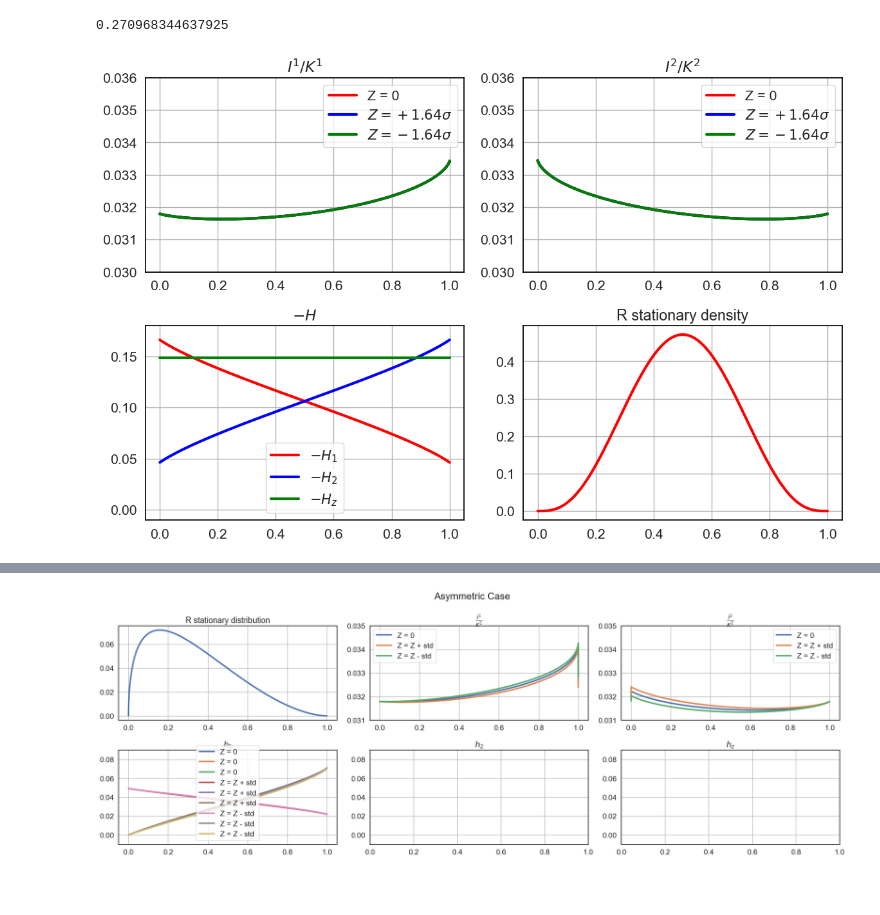
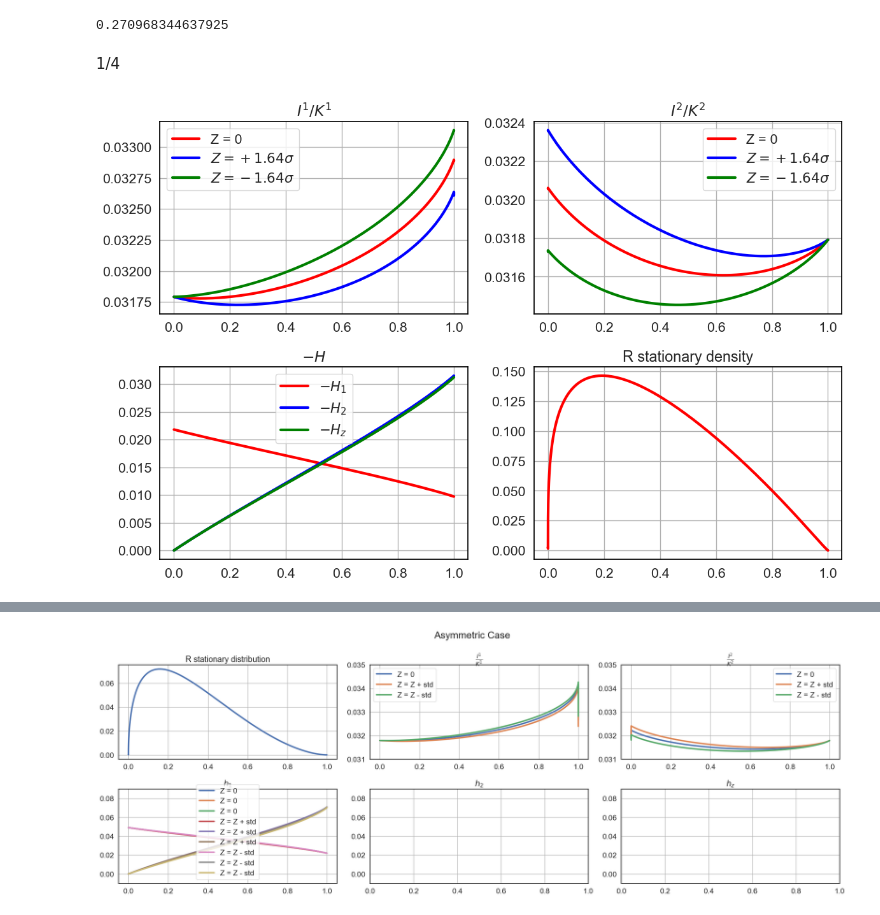
Before and after one commit to hqin-2020/twist, a Jupyter notebook: Untitled.ipynb, the cells around one changed output, grey strips where cells are left out. Cells and saved outputs as stored; diff of their text form; code cells hidden in the pictures; blank space fills up the shorter version.

```diff
--- a/Untitled.ipynb
+++ b/Untitled.ipynb
@@ -16,3 +16,5 @@ pd.options.display.float_format = '{:.3g}'.format
 sns.set(font_scale = 1.4, rc={"grid.linewidth": 1,'grid.color': '#b0b0b0', 'axes.edgecolor': 'black',"lines.linewidth": 3.0}, style = 'whitegrid')
 palette = sns.color_palette("bright")
 sns.set_palette(palette)
+# %%
+lsp = np.load("output/para_0053_model_asym_HS.npz")
@@ -19,19 +24,16 @@ sns.set_palette(palette)
 # %%
-def trans(x):
-    return np.exp(x)/(np.exp(x)+1)
-
-gt = pd.read_csv('g.csv',header = None)
+gt = pd.DataFrame(lsp['g'])
 gt.index = trans(np.linspace(-18,18,1001))
 gt.columns = np.linspace(-1,1,201)
 g_R = gt.sum(axis=1)*0.01
 g_Z = gt.sum(axis=0)*0.036
 plt.plot(g_R)
 
-gt = pd.read_csv('g_1.csv',header = None)
-gt.index = trans(np.linspace(-18,18,1001))
-gt.columns = np.linspace(-1,1,201)
-g_R2 = gt.sum(axis=1)*0.01
-g_Z2 = gt.sum(axis=0)*0.036
-plt.plot(g_R2)
+# gt = pd.read_csv('g_1.csv',header = None)
+# gt.index = trans(np.linspace(-18,18,1001))
+# gt.columns = np.linspace(-1,1,201)
+# g_R2 = gt.sum(axis=1)*0.01
+# g_Z2 = gt.sum(axis=0)*0.036
+# plt.plot(g_R2)
 # %% [output]
 [<matplotlib.lines.Line2D at 0x...>]
@@ -80,7 +82,7 @@ gt.columns[73]
 0.270968344637925
 # %%
 def read_csv(name):
-    h1 = pd.read_csv(name+'.csv',header = None)
+    h1 = pd.DataFrame(lsp[name])
     h1.index = trans(np.linspace(-18,18,1001))
     h1.columns = np.linspace(-1,1,201)
     return h1
@@ -98,38 +100,40 @@ d22 = read_csv('d22')
+# %% [markdown]
+1/4
 # %%
 fig, axes = plt.subplots(2,2,figsize = (12,8))
 axes = axes.flatten()
 sns.lineplot(d1.iloc[:-10,100], ax = axes[0], label = 'Z = 0', color = 'red')
 sns.lineplot(d2.iloc[10:,100], ax = axes[1], label = 'Z = 0', color = 'red')
 sns.lineplot(d1.iloc[:-10,127], ax = axes[0], label = r'$Z =  +1.64\sigma$', color = 'blue')
 sns.lineplot(d2.iloc[10:,127], ax = axes[1], label = r'$Z =  +1.64\sigma$', color = 'blue')
 sns.lineplot(d1.iloc[:-10,73], ax = axes[0], label = r'$Z =  -1.64\sigma$', color = 'green')
 sns.lineplot(d2.iloc[10:,73], ax = axes[1], label = r'$Z =  -1.64\sigma$', color = 'green')
 
 sns.lineplot(h1[0], ax = axes[2], label = '$-H_1$', color = 'red')
 sns.lineplot(h2[0], ax = axes[2], label = '$-H_2$', color = 'blue')
 sns.lineplot(hz[0], ax = axes[2], label = '$-H_z$', color = 'green')
 
 sns.lineplot(g_R, ax = axes[3], color = 'red')
 
 
 axes[0].set_title(r'${I^1}/{K^1}$')
 axes[1].set_title(r'${I^2}/{K^2}$')
 axes[2].set_title(r'$-H$')
 axes[3].set_title('R stationary density')
 
 # axes[0,1].set_title('I_1/K_1')
 # axes[1,0].set_title('I_2/K_2')
 # axes[1,1].set_title(r'h')
-axes[0].set_ylim([0.03,0.036])
-axes[1].set_ylim([0.03,0.036])
-axes[2].set_ylim([-0.01,0.18])
+# axes[0].set_ylim([0.03,0.036])
+# axes[1].set_ylim([0.03,0.036])
+# axes[2].set_ylim([-0.01,0.18])
 # axes[1,1].set_ylim([-0.01,0.09])
 
 for ax in axes:
     ax.set_ylabel('')
 # fig.suptitle('Symmetric Case')
 fig.tight_layout()
-fig.savefig('No titile Symmtric Case.png', dpi = 1200)
+# fig.savefig('No titile Symmtric Case.png', dpi = 1200)
 plt.show()
 # %% [output]
-[figure, old version]
+[figure, new version]
```
Also changed, not shown: parts of 8 cells of this notebook, 4 other files.
